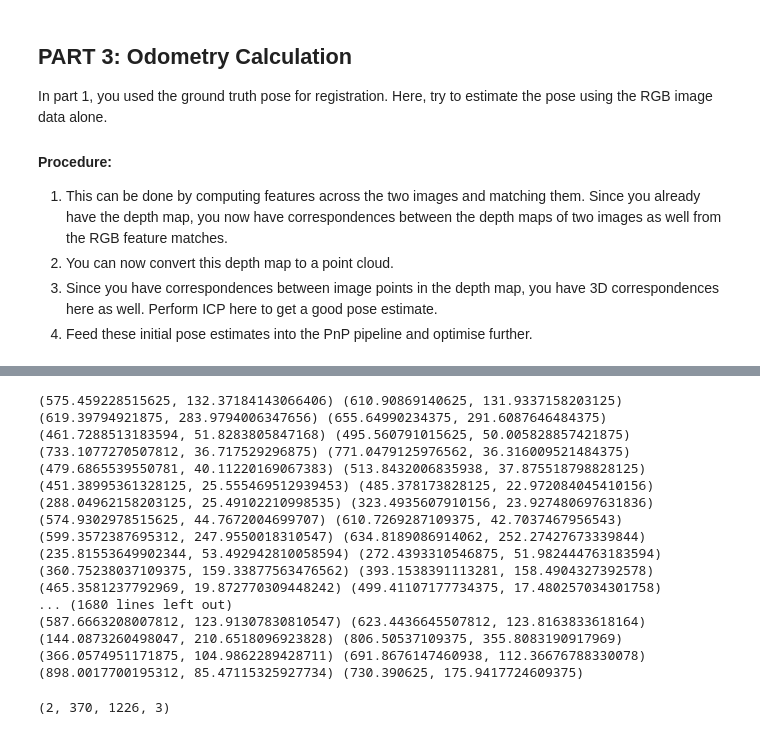
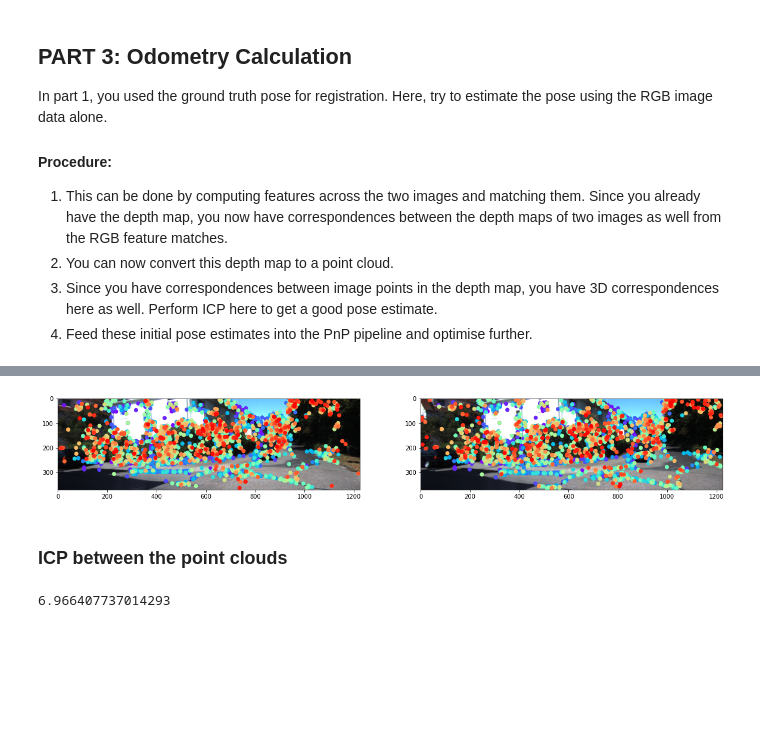
Before and after one commit to AnimeshSinha1309/robotics-assignments, a Jupyter notebook: project_2/questions/StereoSLAM.ipynb, the cells around one changed output, grey strips where cells are left out. Drawn from its saved outputs; the diff is of its cells as text; code cells hidden in the pictures; blank space fills up the shorter version.

```diff
--- a/project_2/questions/StereoSLAM.ipynb
+++ b/project_2/questions/StereoSLAM.ipynb
@@ -290,26 +299,14 @@ plt.show()
-# %%
-for match in matches:
-    u, v = match.queryIdx, match.trainIdx
-    print(keypoints_1[u].pt, keypoints_2[v].pt)
-# %% [output]
-(575.459228515625, 132.37184143066406) (610.90869140625, 131.9337158203125)
-(619.39794921875, 283.9794006347656) (655.64990234375, 291.6087646484375)
-(461.7288513183594, 51.8283805847168) (495.560791015625, 50.005828857421875)
-(733.1077270507812, 36.717529296875) (771.0479125976562, 36.316009521484375)
-(479.6865539550781, 40.11220169067383) (513.8432006835938, 37.875518798828125)
-(451.38995361328125, 25.555469512939453) (485.378173828125, 22.972084045410156)
-(288.04962158203125, 25.49102210998535) (323.4935607910156, 23.927480697631836)
-(574.9302978515625, 44.7672004699707) (610.7269287109375, 42.7037467956543)
-(599.3572387695312, 247.9550018310547) (634.8189086914062, 252.27427673339844)
-(235.81553649902344, 53.492942810058594) (272.4393310546875, 51.982444763183594)
-(360.75238037109375, 159.33877563476562) (393.1538391113281, 158.4904327392578)
-(465.3581237792969, 19.872770309448242) (499.41107177734375, 17.480257034301758)
-... (1680 lines left out)
-(587.6663208007812, 123.91307830810547) (623.4436645507812, 123.8163833618164)
-(144.0873260498047, 210.6518096923828) (806.50537109375, 355.8083190917969)
-(366.0574951171875, 104.9862289428711) (691.8676147460938, 112.36676788330078)
-(898.0017700195312, 85.47115325927734) (730.390625, 175.9417724609375)
-# %%
-images.shape
-# %% [output]
-(2, 370, 1226, 3)
+# %%
+colors = np.arange(len(pc_1))
+plt.figure(figsize=(20, 6))
+plt.subplot(121)
+plt.imshow(images[0])
+plt.scatter([m[0] for m in pc_1], [m[1] for m in pc_1], c=colors, cmap='rainbow')
+plt.subplot(122)
+plt.imshow(images[1])
+plt.scatter([m[0] for m in pc_2], [m[1] for m in pc_2], c=colors, cmap='rainbow')
+plt.show()
+# %% [output]
+[figure, added]
+# %% [markdown]
+### ICP between the point clouds
@@ -315,0 +333,23 @@ images.shape
+# %%
+pcd_1 = worlds[0, pc_1[:, 1], pc_1[:, 0]]
+pcd_2 = worlds[1, pc_2[:, 1], pc_2[:, 0]]
+
+tf = procrustes(pcd_2.T, pcd_1.T)
+
+mesh_1 = o3d.geometry.PointCloud(o3d.utility.Vector3dVector(pcd_1))
+mesh_2 = o3d.geometry.PointCloud(o3d.utility.Vector3dVector(pcd_2))
+mesh_1.paint_uniform_color(np.array([0.8, 0.0, 0.0]))
+mesh_2.paint_uniform_color(np.array([0.0, 0.0, 0.8]))
+
+transformation_matrix = np.vstack((tf, [0, 0, 0, 1]))
+transformation_matrix[:3, :3] = transformation_matrix[:3, :3].T
+mesh_2t = copy.deepcopy(mesh_2).transform(transformation_matrix)
+mesh_2t.paint_uniform_color(np.array([0.0, 0.8, 0.0]))
+# o3d.visualization.draw_geometries([mesh_1, mesh_2, mesh_2t])
+
+print(np.linalg.norm(
+    transformations[idx].reshape(3, 4) -
+    tf @ np.vstack([transformations[0].reshape(3, 4), np.array([0, 0, 0, 1])])
+))
+# %% [output]
+6.966407737014293
```
Also changed, not shown: parts of 11 cells of this notebook, 4 other files.
